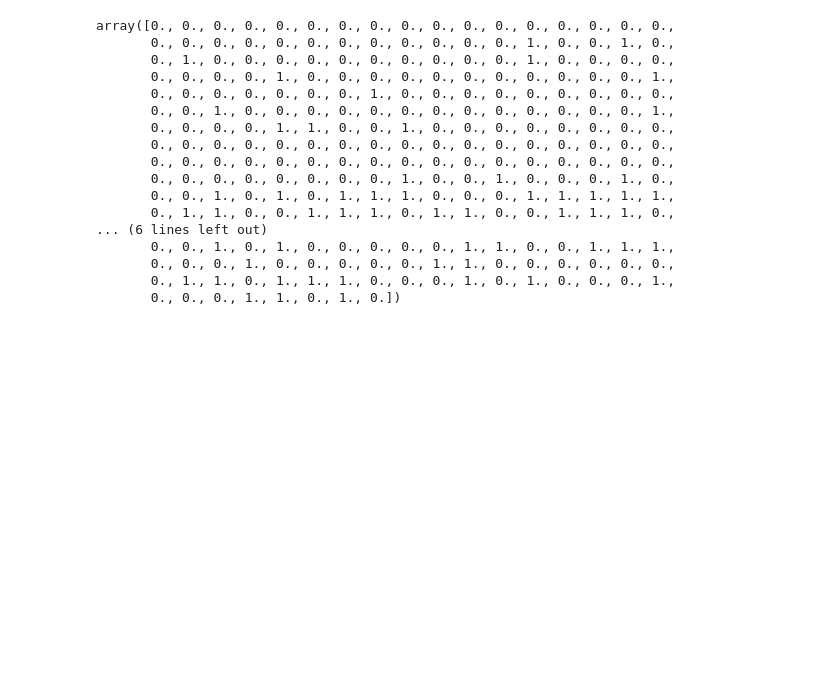
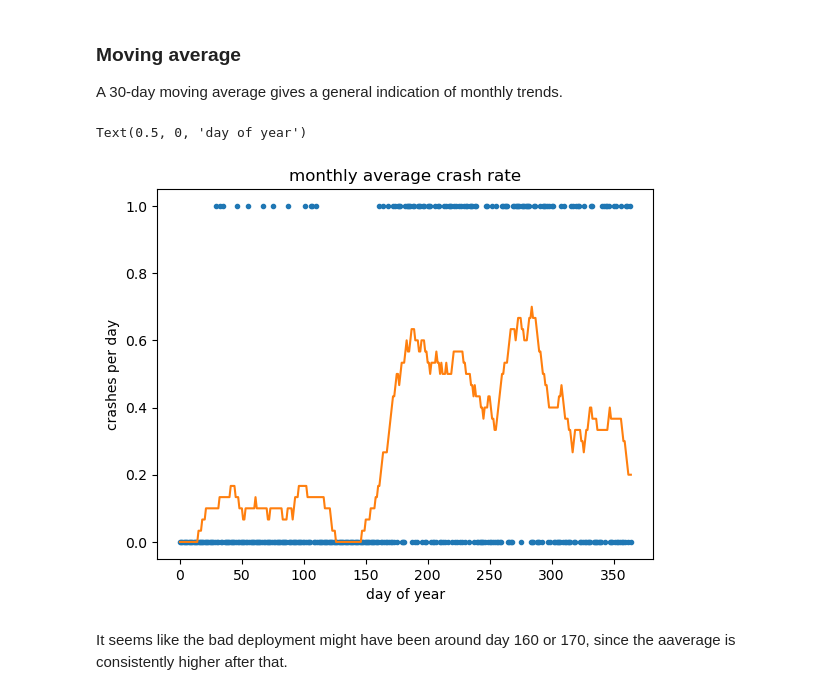
Before and after one commit to gitskim/Machine-Learning-Coding-Interview-Prep, a Jupyter notebook: Binary change detection solution.ipynb, the cells around one changed output. Drawn from its saved outputs; the diff is of its cells as text; code cells hidden in the pictures; blank space fills up the shorter version.

```diff
--- a/Binary change detection solution.ipynb
+++ b/Binary change detection solution.ipynb
@@ -22,21 +14,29 @@ C[n0:] = C[n0:] < p1
-# %%
-C
-# %% [output]
-array([0., 0., 0., 0., 0., 0., 0., 0., 0., 0., 0., 0., 0., 0., 0., 0., 0.,
-       0., 0., 0., 0., 0., 0., 0., 0., 0., 0., 0., 0., 1., 0., 0., 1., 0.,
-       0., 1., 0., 0., 0., 0., 0., 0., 0., 0., 0., 0., 1., 0., 0., 0., 0.,
-       0., 0., 0., 0., 1., 0., 0., 0., 0., 0., 0., 0., 0., 0., 0., 0., 1.,
-       0., 0., 0., 0., 0., 0., 0., 1., 0., 0., 0., 0., 0., 0., 0., 0., 0.,
-       0., 0., 1., 0., 0., 0., 0., 0., 0., 0., 0., 0., 0., 0., 0., 0., 1.,
-       0., 0., 0., 0., 1., 1., 0., 0., 1., 0., 0., 0., 0., 0., 0., 0., 0.,
-       0., 0., 0., 0., 0., 0., 0., 0., 0., 0., 0., 0., 0., 0., 0., 0., 0.,
-       0., 0., 0., 0., 0., 0., 0., 0., 0., 0., 0., 0., 0., 0., 0., 0., 0.,
-       0., 0., 0., 0., 0., 0., 0., 0., 1., 0., 0., 1., 0., 0., 0., 1., 0.,
-       0., 0., 1., 0., 1., 0., 1., 1., 1., 0., 0., 0., 1., 1., 1., 1., 1.,
-       0., 1., 1., 0., 0., 1., 1., 1., 0., 1., 1., 0., 0., 1., 1., 1., 0.,
-... (6 lines left out)
-       0., 0., 1., 0., 1., 0., 0., 0., 0., 0., 1., 1., 0., 0., 1., 1., 1.,
-       0., 0., 0., 1., 0., 0., 0., 0., 0., 1., 1., 0., 0., 0., 0., 0., 0.,
-       0., 1., 1., 0., 1., 1., 1., 0., 0., 0., 1., 0., 1., 0., 0., 0., 1.,
-       0., 0., 0., 1., 1., 0., 1., 0.])
+# %%
+C = np.array(
+   [0., 0., 0., 0., 0., 0., 0., 0., 0., 0., 0., 0., 0., 0., 0., 0., 0.,
+    0., 0., 0., 0., 0., 0., 0., 0., 0., 0., 0., 0., 1., 0., 0., 1., 0.,
+    0., 1., 0., 0., 0., 0., 0., 0., 0., 0., 0., 0., 1., 0., 0., 0., 0.,
+    0., 0., 0., 0., 1., 0., 0., 0., 0., 0., 0., 0., 0., 0., 0., 0., 1.,
+    0., 0., 0., 0., 0., 0., 0., 1., 0., 0., 0., 0., 0., 0., 0., 0., 0.,
+    0., 0., 1., 0., 0., 0., 0., 0., 0., 0., 0., 0., 0., 0., 0., 0., 1.,
+    0., 0., 0., 0., 1., 1., 0., 0., 1., 0., 0., 0., 0., 0., 0., 0., 0.,
+    0., 0., 0., 0., 0., 0., 0., 0., 0., 0., 0., 0., 0., 0., 0., 0., 0.,
+    0., 0., 0., 0., 0., 0., 0., 0., 0., 0., 0., 0., 0., 0., 0., 0., 0.,
+    0., 0., 0., 0., 0., 0., 0., 0., 1., 0., 0., 1., 0., 0., 0., 1., 0.,
+    0., 0., 1., 0., 1., 0., 1., 1., 1., 0., 0., 0., 1., 1., 1., 1., 1.,
+    0., 1., 1., 0., 0., 1., 1., 1., 0., 1., 1., 0., 0., 1., 1., 1., 0.,
+    0., 0., 1., 0., 1., 1., 0., 0., 0., 1., 0., 1., 0., 1., 1., 1., 0.,
+    1., 0., 1., 0., 1., 0., 1., 0., 1., 0., 1., 1., 0., 1., 1., 1., 0.,
+    1., 1., 0., 0., 0., 0., 0., 0., 0., 1., 1., 0., 0., 0., 1., 0., 0.,
+    1., 0., 0., 0., 0., 1., 1., 1., 1., 1., 0., 0., 0., 0., 1., 1., 1.,
+    1., 1., 1., 0., 1., 1., 1., 1., 1., 1., 1., 0., 0., 0., 1., 1., 0.,
+    0., 0., 1., 0., 1., 1., 1., 1., 0., 1., 0., 1., 1., 0., 0., 0., 0.,
+    0., 0., 1., 0., 1., 0., 0., 0., 0., 0., 1., 1., 0., 0., 1., 1., 1.,
+    0., 0., 0., 1., 0., 0., 0., 0., 0., 1., 1., 0., 0., 0., 0., 0., 0.,
+    0., 1., 1., 0., 1., 1., 1., 0., 0., 0., 1., 0., 1., 0., 0., 0., 1.,
+    0., 0., 0., 1., 1., 0., 1., 0.])
+# %% [markdown]
+### Moving average
+
+A 30-day moving average gives a general indication of monthly trends.
 # %%
@@ -43,0 +44,11 @@ ma = np.convolve(C, np.ones(50)/50, mode="same")
+# %%
+plt.plot(C, ".")
+plt.plot(ma)
+plt.title("monthly average crash rate")
+plt.ylabel("crashes per day")
+plt.xlabel("day of year")
+# %% [output]
+Text(0.5, 0, 'day of year')
+[figure, added]
+# %% [markdown]
+It seems like the bad deployment might have been around day 160 or 170, since the aaverage is consistently higher after that.
```
Also changed, not shown: parts of 9 cells of this notebook, 1 other file.
